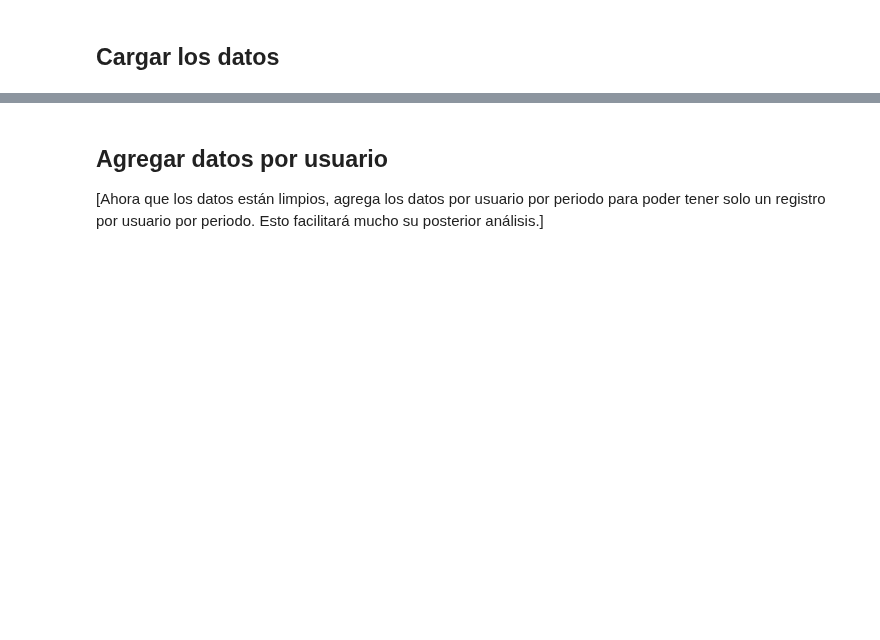
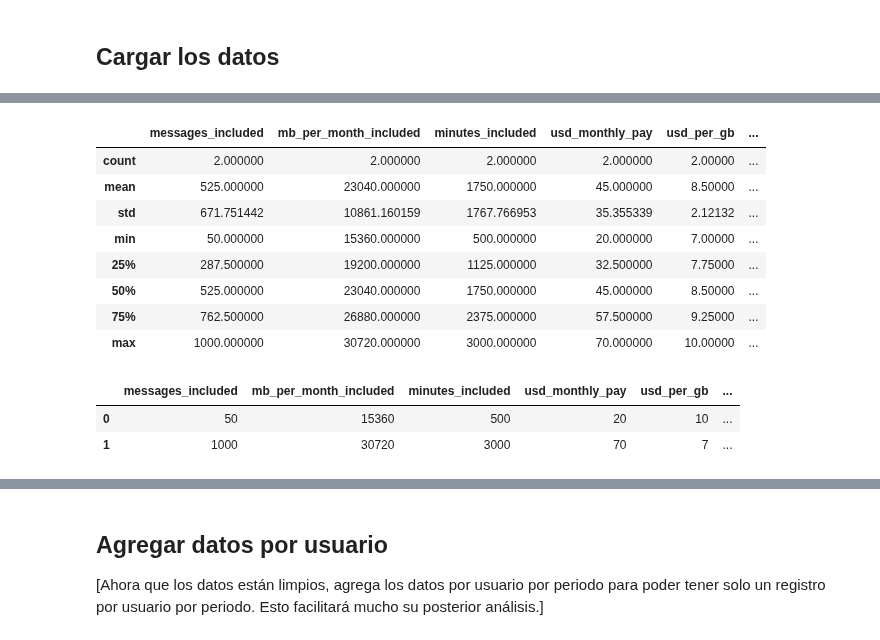
Before and after one commit to ChristianMartinezCaceres/Practicum-portfolio, a Jupyter notebook: 04_phone_plan_analysis/phone_plan_analysis_notebook.ipynb, the cells around one changed output, grey strips where cells are left out. Saved outputs shown, nothing was run; the diff lists cells and outputs as text; code cells hidden in the pictures; blank space fills up the shorter version.

```diff
--- a/04_phone_plan_analysis/phone_plan_analysis_notebook.ipynb
+++ b/04_phone_plan_analysis/phone_plan_analysis_notebook.ipynb
@@ -157,0 +384,18 @@ except:
+# %%
+plans.describe()
+# %% [output]
+|  | messages_included | mb_per_month_included | minutes_included | usd_monthly_pay | usd_per_gb | ... |
+| count | 2.000000 | 2.000000 | 2.000000 | 2.000000 | 2.00000 | ... |
+| mean | 525.000000 | 23040.000000 | 1750.000000 | 45.000000 | 8.50000 | ... |
+| std | 671.751442 | 10861.160159 | 1767.766953 | 35.355339 | 2.12132 | ... |
+| min | 50.000000 | 15360.000000 | 500.000000 | 20.000000 | 7.00000 | ... |
+| 25% | 287.500000 | 19200.000000 | 1125.000000 | 32.500000 | 7.75000 | ... |
+| 50% | 525.000000 | 23040.000000 | 1750.000000 | 45.000000 | 8.50000 | ... |
+| 75% | 762.500000 | 26880.000000 | 2375.000000 | 57.500000 | 9.25000 | ... |
+| max | 1000.000000 | 30720.000000 | 3000.000000 | 70.000000 | 10.00000 | ... |
+# %%
+plans.head(10)
+# %% [output]
+|  | messages_included | mb_per_month_included | minutes_included | usd_monthly_pay | usd_per_gb | ... |
+| 0 | 50 | 15360 | 500 | 20 | 10 | ... |
+| 1 | 1000 | 30720 | 3000 | 70 | 7 | ... |
```
Also changed, not shown: parts of 136 cells of this notebook.
